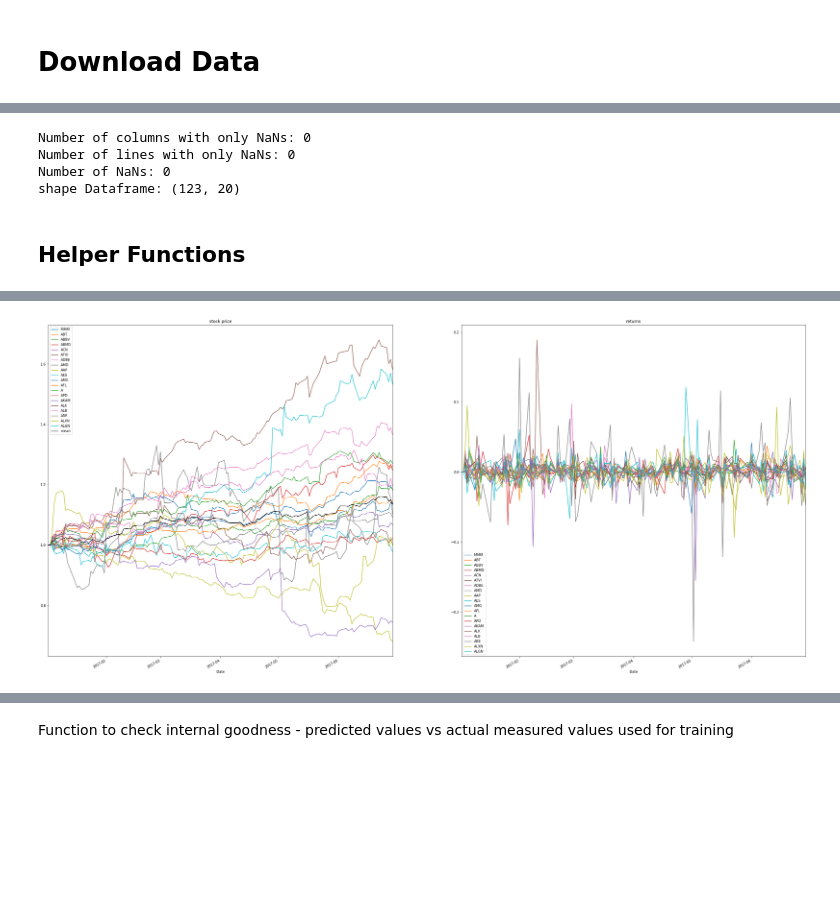
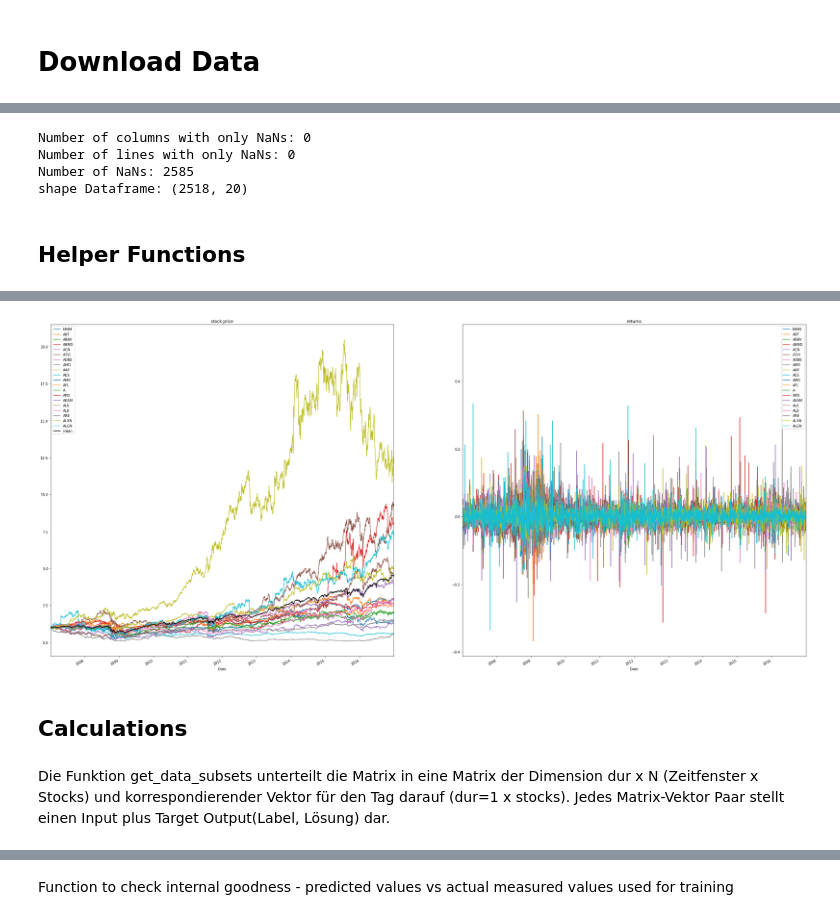
Before and after one commit to cvazz/IntroMLDL, a Jupyter notebook: CNN.ipynb, the cells around one changed output, grey strips where cells are left out. Cells and saved outputs as stored; diff of their text form; code cells hidden in the pictures; blank space fills up the shorter version.

```diff
--- a/CNN.ipynb
+++ b/CNN.ipynb
@@ -37,15 +55,15 @@ finish = "2017-01-01"
 # %%
-returns = get_returns('data/returns.csv', N)
+returns = get_returns('returns.csv', N)
 # %% [output]
 Number of columns with only NaNs: 0
 Number of lines with only NaNs: 0
-Number of NaNs: 0
-shape Dataframe: (123, 20)
+Number of NaNs: 2585
+shape Dataframe: (2518, 20)
 # %% [markdown]
 ## Helper Functions
 # %%
-delete_nans_graph('data/dirty_data.csv', 'data/clean_data.csv')
-plot_example_returns('data/clean_data.csv', N)
+delete_nans('returns.csv', 'returns.csv')
+plot_example_returns('returns.csv', N)
 # %% [output]
 |  | MMM | ABT | ABBV | ABMD | ACN | ATVI | ADBE | AMD | AAP | AES | AMG | ... |
 | Date |  |  |  |  |  |  |  |  |  |  |  | ... |
@@ -57,2 +75,4 @@ plot_example_returns('data/clean_data.csv', N)
-[figure, old version]
+[figure, new version]
+# %% [markdown]
+## Calculations
 # %%
@@ -101,3 +120,5 @@ def run(x_train, y_train, x_test, y_test, inp_shape):
     print(mse2)
     print(mae)
     return model
+# %% [markdown]
+Die Funktion get_data_subsets unterteilt die Matrix in eine Matrix der Dimension dur x N (Zeitfenster x Stocks) und korrespondierender Vektor für den Tag darauf (dur=1 x stocks). Jedes Matrix-Vektor Paar stellt einen Input plus Target Output(Label, Lösung) dar.
```
Also changed, not shown: parts of 19 cells of this notebook, 1 other file.
